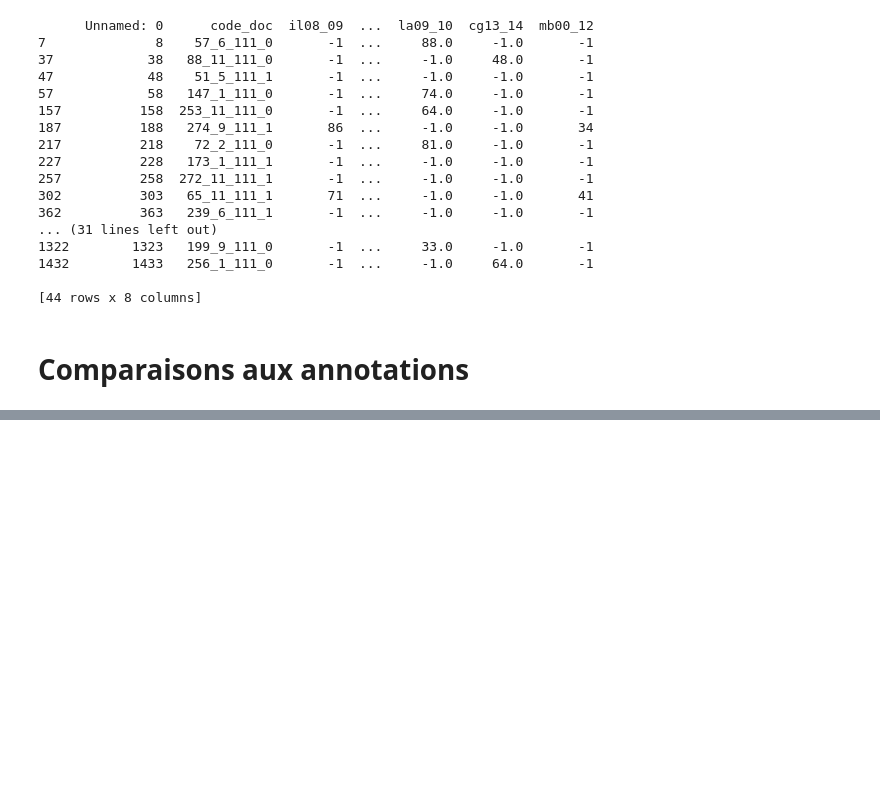
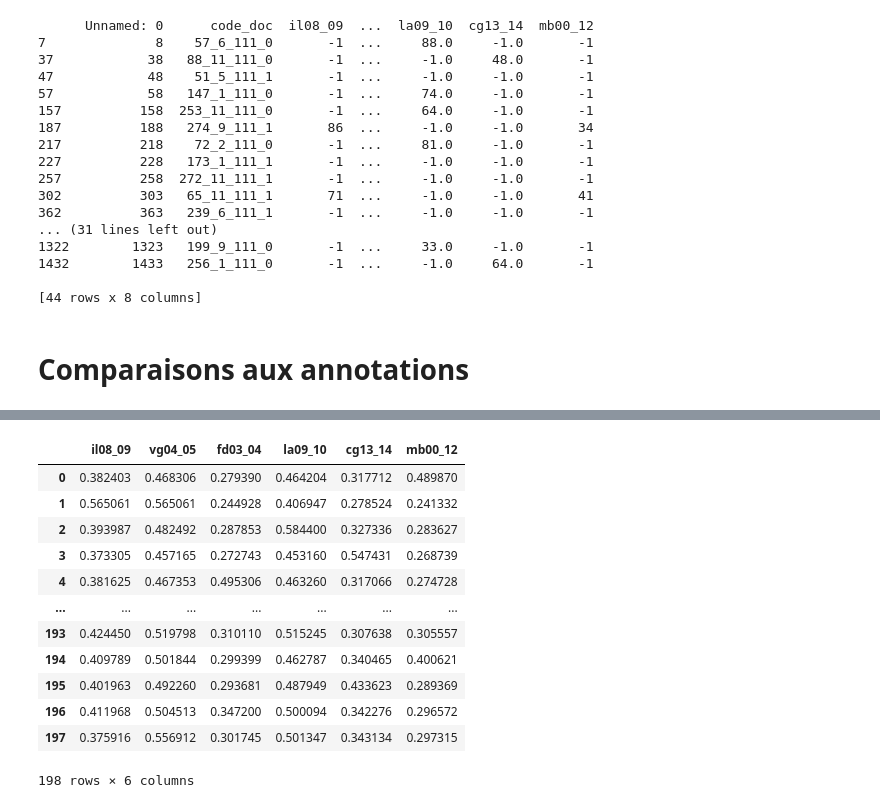
Before and after one commit to vincentnam/Project-Archean, a Jupyter notebook: ChallengeM2SID_2019.ipynb, the cells around one changed output, grey strips where cells are left out. Cells and saved outputs as stored; diff of their text form; code cells hidden in the pictures; blank space fills up the shorter version.

```diff
--- a/ChallengeM2SID_2019.ipynb
+++ b/ChallengeM2SID_2019.ipynb
@@ -234,0 +316,18 @@ ret_max_docid("101", only_commented)
+# %%
+norm_scaled_csv= preprocessing.normalize(coucou)
+norm_scaled_csv = pd.DataFrame(norm_scaled_csv, columns=names)
+norm_scaled_csv
+# %% [output]
+|  | il08_09 | vg04_05 | fd03_04 | la09_10 | cg13_14 | mb00_12 |
+| 0 | 0.382403 | 0.468306 | 0.279390 | 0.464204 | 0.317712 | 0.489870 |
+| 1 | 0.565061 | 0.565061 | 0.244928 | 0.406947 | 0.278524 | 0.241332 |
+| 2 | 0.393987 | 0.482492 | 0.287853 | 0.584400 | 0.327336 | 0.283627 |
+| 3 | 0.373305 | 0.457165 | 0.272743 | 0.453160 | 0.547431 | 0.268739 |
+| 4 | 0.381625 | 0.467353 | 0.495306 | 0.463260 | 0.317066 | 0.274728 |
+| ... | ... | ... | ... | ... | ... | ... |
+| 193 | 0.424450 | 0.519798 | 0.310110 | 0.515245 | 0.307638 | 0.305557 |
+| 194 | 0.409789 | 0.501844 | 0.299399 | 0.462787 | 0.340465 | 0.400621 |
+| 195 | 0.401963 | 0.492260 | 0.293681 | 0.487949 | 0.433623 | 0.289369 |
+| 196 | 0.411968 | 0.504513 | 0.347200 | 0.500094 | 0.342276 | 0.296572 |
+| 197 | 0.375916 | 0.556912 | 0.301745 | 0.501347 | 0.343134 | 0.297315 |
+198 rows × 6 columns
```
Also changed, not shown: parts of 16 cells of this notebook.
